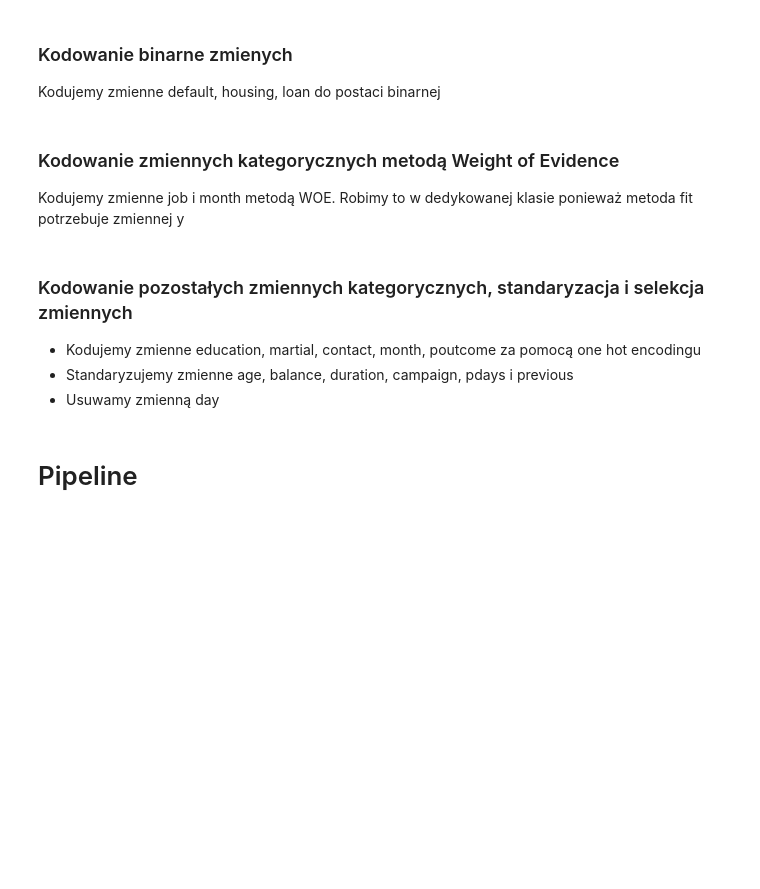
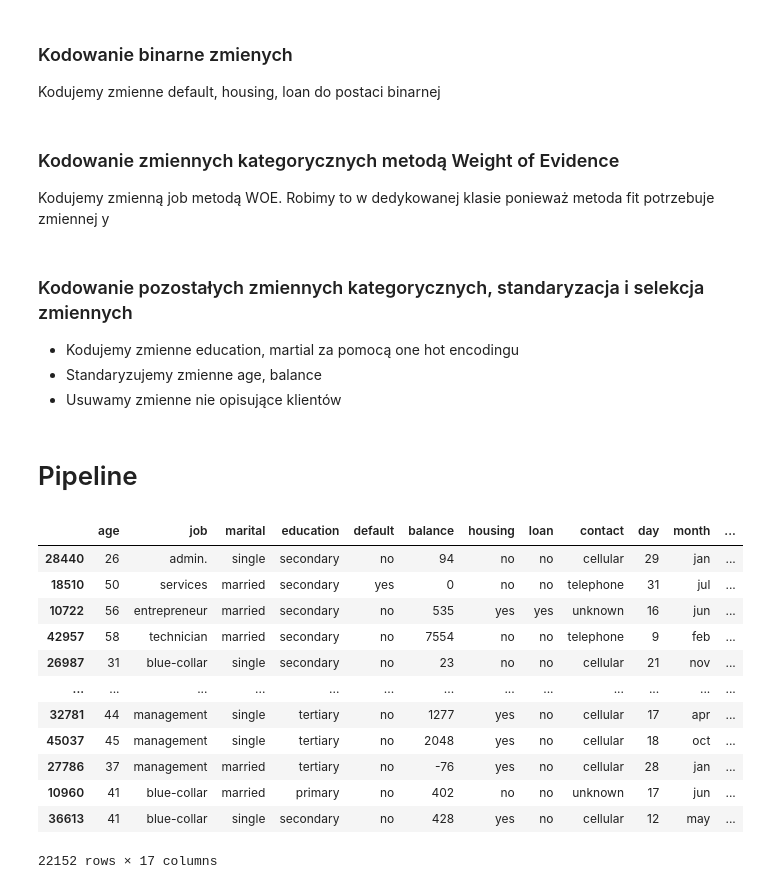
Before and after one commit to MajshiJD/ML_proj2, a Jupyter notebook: preprocessing/EDA_preprocessing.ipynb, the cells around one changed output. Saved outputs shown, nothing was run; the diff lists cells and outputs as text; code cells hidden in the pictures; blank space fills up the shorter version.

```diff
--- a/preprocessing/EDA_preprocessing.ipynb
+++ b/preprocessing/EDA_preprocessing.ipynb
@@ -571,7 +586,7 @@ def encode(data):
 # %% [markdown]
 ### Kodowanie zmiennych kategorycznych metodą Weight of Evidence
 
-Kodujemy zmienne job i month metodą WOE. Robimy to w dedykowanej klasie ponieważ metoda fit potrzebuje zmiennej y
+Kodujemy zmienną job metodą WOE. Robimy to w dedykowanej klasie ponieważ metoda fit potrzebuje zmiennej y
 # %%
 class WOE_Encoder(BaseEstimator, TransformerMixin):
     def __init__(self):
@@ -587,11 +602,27 @@ class WOE_Encoder(BaseEstimator, TransformerMixin):
 # %% [markdown]
 ### Kodowanie pozostałych zmiennych kategorycznych, standaryzacja i selekcja zmiennych
 
-- Kodujemy zmienne education, martial, contact, month, poutcome za pomocą one hot encodingu
-- Standaryzujemy zmienne age, balance, duration, campaign, pdays i previous
-- Usuwamy zmienną day
+- Kodujemy zmienne education, martial za pomocą one hot encodingu
+- Standaryzujemy zmienne age, balance
+- Usuwamy zmienne nie opisujące klientów
 # %% [markdown]
 # Pipeline
+# %%
+df
+# %% [output]
+|  | age | job | marital | education | default | balance | housing | loan | contact | day | month | ... |
+| 28440 | 26 | admin. | single | secondary | no | 94 | no | no | cellular | 29 | jan | ... |
+| 18510 | 50 | services | married | secondary | yes | 0 | no | no | telephone | 31 | jul | ... |
+| 10722 | 56 | entrepreneur | married | secondary | no | 535 | yes | yes | unknown | 16 | jun | ... |
+| 42957 | 58 | technician | married | secondary | no | 7554 | no | no | telephone | 9 | feb | ... |
+| 26987 | 31 | blue-collar | single | secondary | no | 23 | no | no | cellular | 21 | nov | ... |
+| ... | ... | ... | ... | ... | ... | ... | ... | ... | ... | ... | ... | ... |
+| 32781 | 44 | management | single | tertiary | no | 1277 | yes | no | cellular | 17 | apr | ... |
+| 45037 | 45 | management | single | tertiary | no | 2048 | yes | no | cellular | 18 | oct | ... |
+| 27786 | 37 | management | married | tertiary | no | -76 | yes | no | cellular | 28 | jan | ... |
+| 10960 | 41 | blue-collar | married | primary | no | 402 | no | no | unknown | 17 | jun | ... |
+| 36613 | 41 | blue-collar | single | secondary | no | 428 | yes | no | cellular | 12 | may | ... |
+22152 rows × 17 columns
 # %%
 col_transformer = ColumnTransformer(
     transformers=[
```
Also changed, not shown: parts of 13 cells of this notebook, 7 other files.
